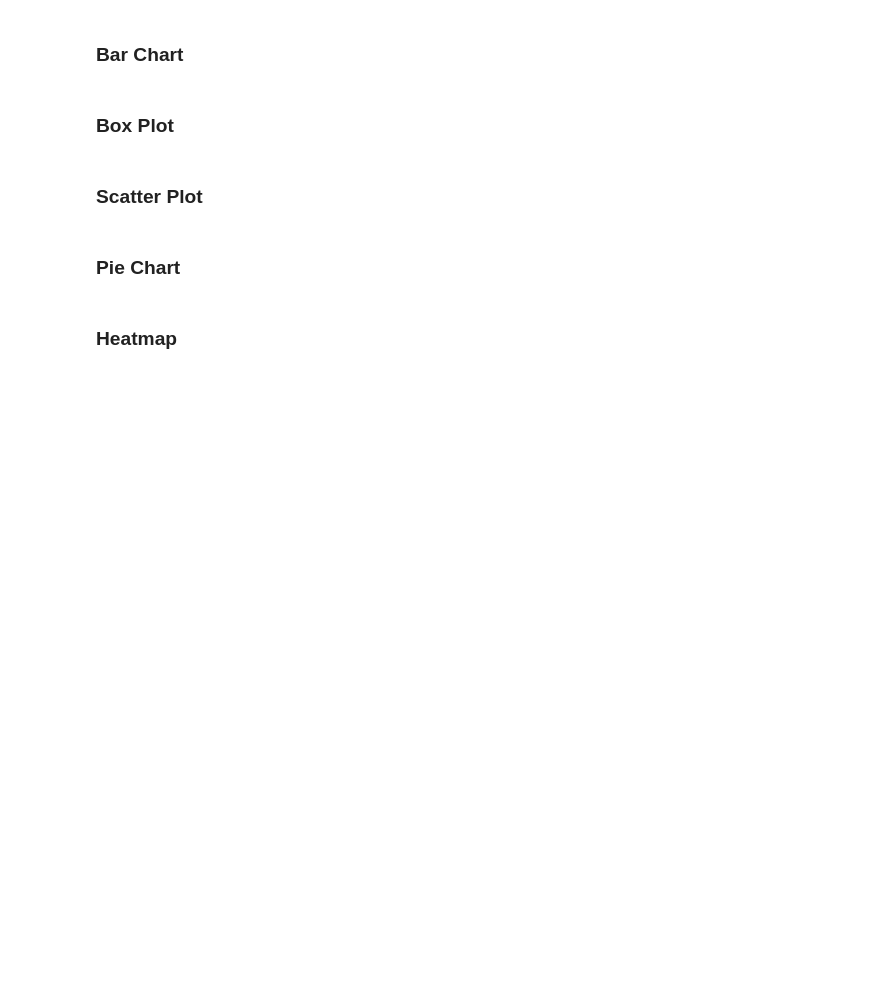
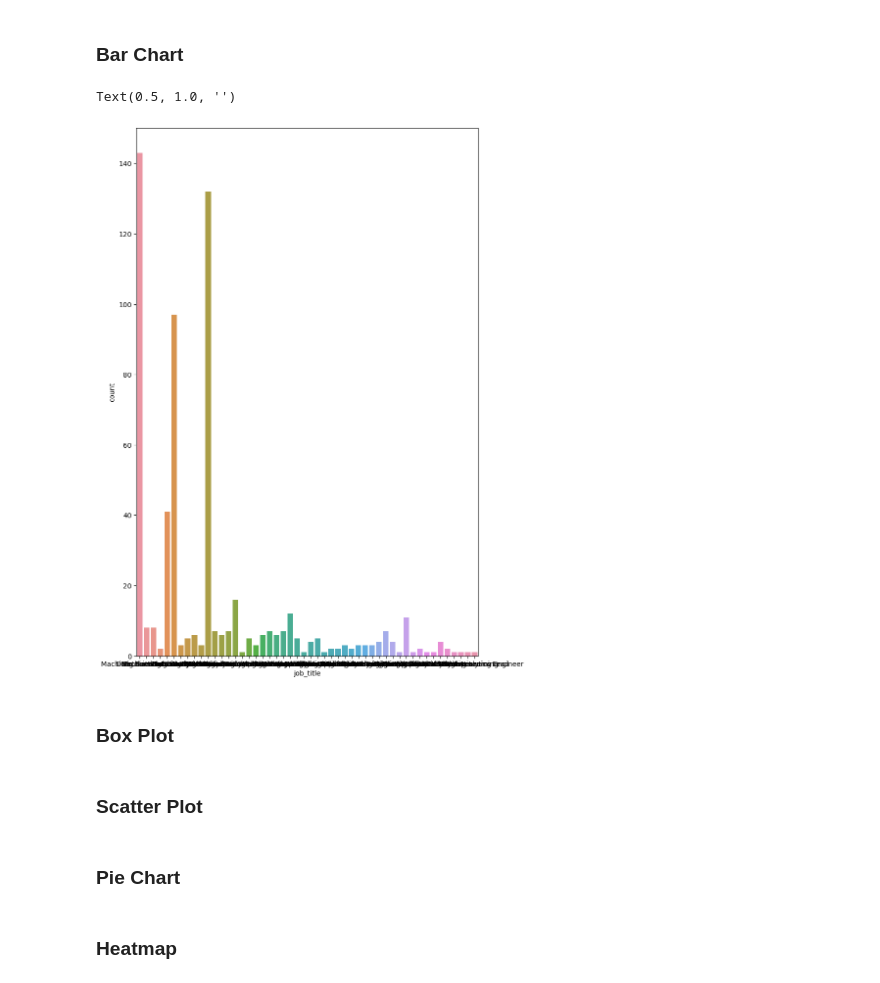
Before and after one commit to KimKarydas/Data-Science-Job-Salaries, a Jupyter notebook: Data_Science_Salaries.ipynb, the cells around one changed output. Drawn from its saved outputs; the diff is of its cells as text; code cells hidden in the pictures; blank space fills up the shorter version.

```diff
--- a/Data_Science_Salaries.ipynb
+++ b/Data_Science_Salaries.ipynb
@@ -99,6 +160,12 @@ dtype: int64
 ### Bar Chart
 # %%
 #Bar chart with the employement type
+plt.figure(figsize=(9,14))
+sns.countplot(df['job_title'])
+plt.title('')
+# %% [output]
+Text(0.5, 1.0, '')
+[figure, added]
 # %%
 # bar chart with salary
 # %% [markdown]
```
Also changed, not shown: parts of 7 cells of this notebook.
